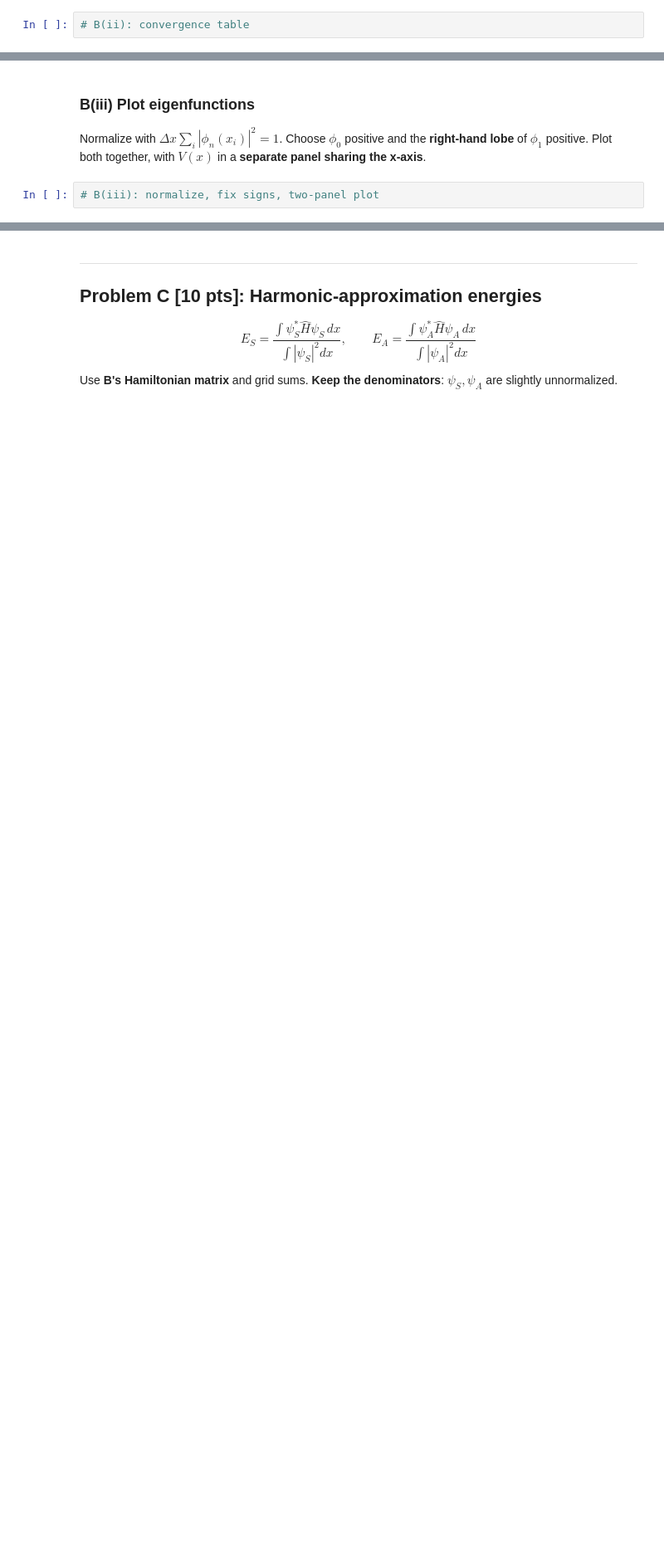
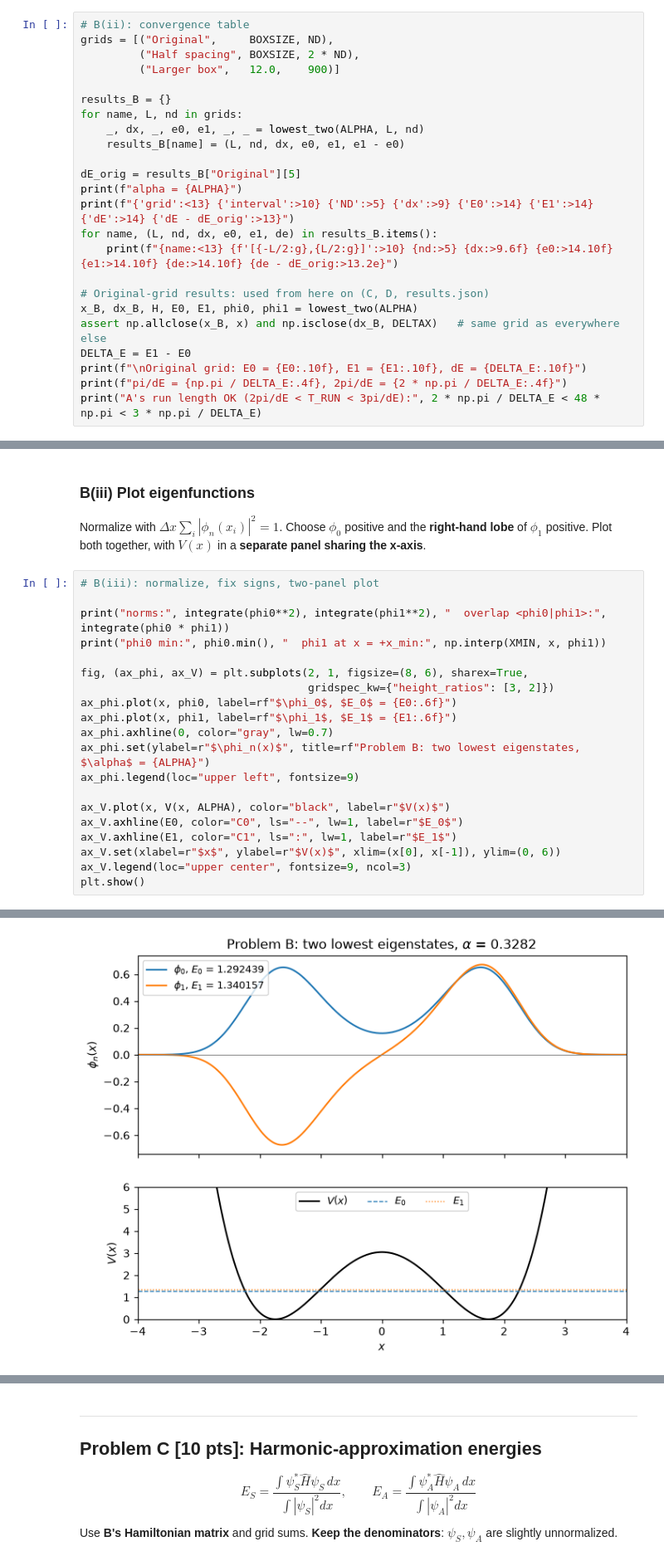
Before and after one commit to nguyentamphuc08/PHYS-242-HW-2, a Jupyter notebook: Assignment 2 Homework.ipynb, the cells around one changed output, grey strips where cells are left out. Shown at 83% size. Saved outputs shown, nothing was run; the diff lists cells and outputs as text; blank space fills up the shorter version.

```diff
--- a/Assignment 2 Homework.ipynb
+++ b/Assignment 2 Homework.ipynb
@@ -108,3 +591,25 @@ Report $E_0, E_1, \Delta E$ on the original grid, then test:
 Tabulate each gap and its change from the original. Assess sensitivity to grid spacing and box size, and justify the digits you quote. **Identify the code that sets the grid spacing and updates the Hamiltonian.** Use the original-grid results from here on.
 # %%
 # B(ii): convergence table
+grids = [("Original",     BOXSIZE, ND),
+         ("Half spacing", BOXSIZE, 2 * ND),
+         ("Larger box",   12.0,    900)]
+
+results_B = {}
+for name, L, nd in grids:
+    _, dx, _, e0, e1, _, _ = lowest_two(ALPHA, L, nd)
+    results_B[name] = (L, nd, dx, e0, e1, e1 - e0)
+
+dE_orig = results_B["Original"][5]
+print(f"alpha = {ALPHA}")
+print(f"{'grid':<13} {'interval':>10} {'ND':>5} {'dx':>9} {'E0':>14} {'E1':>14} {'dE':>14} {'dE - dE_orig':>13}")
+for name, (L, nd, dx, e0, e1, de) in results_B.items():
+    print(f"{name:<13} {f'[{-L/2:g},{L/2:g}]':>10} {nd:>5} {dx:>9.6f} {e0:>14.10f} {e1:>14.10f} {de:>14.10f} {de - dE_orig:>13.2e}")
+
+# Original-grid results: used from here on (C, D, results.json)
+x_B, dx_B, H, E0, E1, phi0, phi1 = lowest_two(ALPHA)
+assert np.allclose(x_B, x) and np.isclose(dx_B, DELTAX)   # same grid as everywhere else
+DELTA_E = E1 - E0
+print(f"\nOriginal grid: E0 = {E0:.10f}, E1 = {E1:.10f}, dE = {DELTA_E:.10f}")
+print(f"pi/dE = {np.pi / DELTA_E:.4f}, 2pi/dE = {2 * np.pi / DELTA_E:.4f}")
+print("A's run length OK (2pi/dE < T_RUN < 3pi/dE):", 2 * np.pi / DELTA_E < 48 * np.pi < 3 * np.pi / DELTA_E)
@@ -115,3 +628,22 @@ Tabulate each gap and its change from the original. Assess sensitivity to grid s
 Normalize with $\Delta x\sum_i|\phi_n(x_i)|^2=1$. Choose $\phi_0$ positive and the **right-hand lobe** of $\phi_1$ positive. Plot both together, with $V(x)$ in a **separate panel sharing the x-axis**.
 # %%
 # B(iii): normalize, fix signs, two-panel plot
+
+print("norms:", integrate(phi0**2), integrate(phi1**2), "  overlap <phi0|phi1>:", integrate(phi0 * phi1))
+print("phi0 min:", phi0.min(), "  phi1 at x = +x_min:", np.interp(XMIN, x, phi1))
+
+fig, (ax_phi, ax_V) = plt.subplots(2, 1, figsize=(8, 6), sharex=True,
+                                   gridspec_kw={"height_ratios": [3, 2]})
+ax_phi.plot(x, phi0, label=rf"$\phi_0$, $E_0$ = {E0:.6f}")
+ax_phi.plot(x, phi1, label=rf"$\phi_1$, $E_1$ = {E1:.6f}")
+ax_phi.axhline(0, color="gray", lw=0.7)
+ax_phi.set(ylabel=r"$\phi_n(x)$", title=rf"Problem B: two lowest eigenstates, $\alpha$ = {ALPHA}")
+ax_phi.legend(loc="upper left", fontsize=9)
+
+ax_V.plot(x, V(x, ALPHA), color="black", label=r"$V(x)$")
+ax_V.axhline(E0, color="C0", ls="--", lw=1, label=r"$E_0$")
+ax_V.axhline(E1, color="C1", ls=":", lw=1, label=r"$E_1$")
+ax_V.set(xlabel=r"$x$", ylabel=r"$V(x)$", xlim=(x[0], x[-1]), ylim=(0, 6))
+ax_V.legend(loc="upper center", fontsize=9, ncol=3)
+plt.show()
+# %% [output]
@@ -117,0 +652 @@ Normalize with $\Delta x\sum_i|\phi_n(x_i)|^2=1$. Choose $\phi_0$ positive and t
+[figure, added]
```
Also changed, not shown: parts of 30 cells of this notebook, 1 other file.
